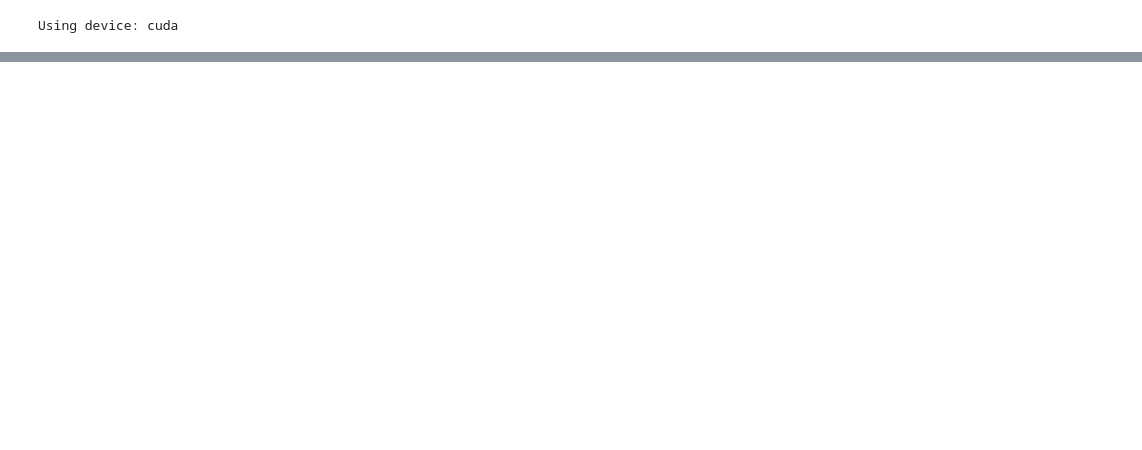
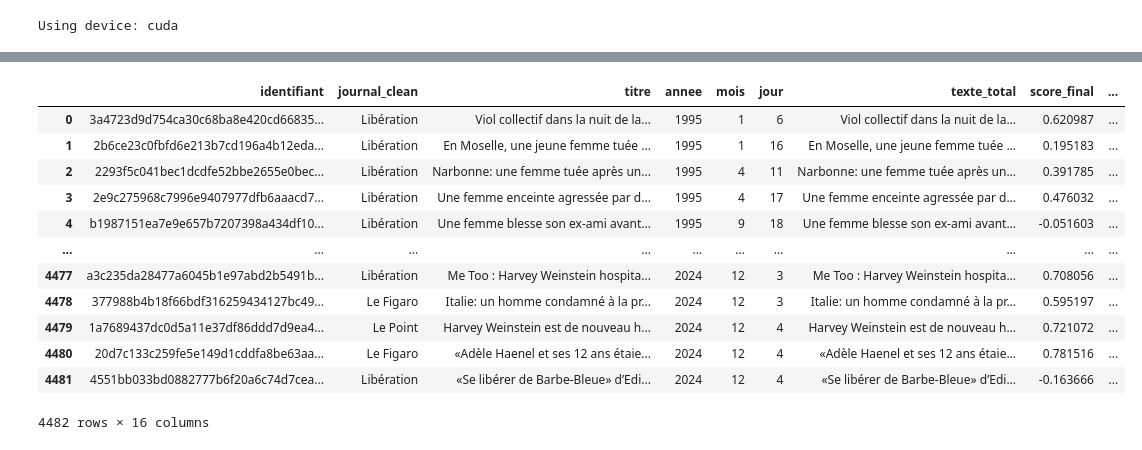
Before and after one commit to apazparedes/PSSD, a Jupyter notebook: Data/training_score.ipynb, the cells around one changed output, grey strips where cells are left out. Drawn from its saved outputs; the diff is of its cells as text; code cells hidden in the pictures; blank space fills up the shorter version.

```diff
--- a/Data/training_score.ipynb
+++ b/Data/training_score.ipynb
@@ -216,0 +236,43 @@ df_merged
+# %%
+original_idx = df_to_predict["index"]
+
+# Injecter score uniquement si manquant
+for i, idx in tqdm(enumerate(original_idx)):
+    if pd.isna(df_merged.loc[idx, "score"]):
+        df_merged.loc[idx, "score_pred"] = pred_scores[i]
+
+# Injecter les variables uniquement si manquantes
+for i, col in tqdm(enumerate(label_cols)):
+    for j, idx in tqdm(enumerate(original_idx)):
+        if pd.isna(df_merged.loc[idx, col]):
+            df_merged.loc[idx, col + "_pred"] = pred_labels[j][i]
+# %%
+df_merged["score_final"] = df_merged["score"].fillna(df_merged["score_pred"])
+for col in label_cols:
+    df_merged[col + "_final"] = df_merged[col].fillna(df_merged[col + "_pred"])
+# %%
+final_cols = [
+    "identifiant", "journal_clean", "titre", "annee", "mois", "jour", "texte_total",
+    "score_final"
+] + [col + "_final" for col in label_cols]
+
+# Création du DataFrame réduit
+df_final = df_merged[final_cols].copy()
+# %%
+# 1. Calcul de la moyenne des 7 variables *_final pour chaque article
+df_final["mean_variables"] = df_final[[col + "_final" for col in label_cols]].mean(axis=1)
+
+# 2. Comparer avec le score final
+import matplotlib.pyplot as plt
+import seaborn as sns
+
+plt.figure(figsize=(6, 6))
+sns.scatterplot(data=df_final, x="mean_variables", y="score_final", alpha=0.6)
+plt.plot([-1, 1], [-1, 1], 'r--')  # ligne diagonale parfaite
+plt.xlabel("Moyenne des 7 variables finales")
+plt.ylabel("Score final")
+plt.title("Score vs Moyenne des variables finales")
+plt.grid(True)
+plt.savefig("score_vs_moyenne_variables.png", dpi=300, bbox_inches="tight")
+
+plt.show()
@@ -216,0 +281,16 @@ df_merged
+# %%
+df_final
+# %% [output]
+|  | identifiant | journal_clean | titre | annee | mois | jour | texte_total | score_final | ... |
+| 0 | 3a4723d9d754ca30c68ba8e420cd66835... | Libération | Viol collectif dans la nuit de la... | 1995 | 1 | 6 | Viol collectif dans la nuit de la... | 0.620987 | ... |
+| 1 | 2b6ce23c0fbfd6e213b7cd196a4b12eda... | Libération | En Moselle, une jeune femme tuée ... | 1995 | 1 | 16 | En Moselle, une jeune femme tuée ... | 0.195183 | ... |
+| 2 | 2293f5c041bec1dcdfe52bbe2655e0bec... | Libération | Narbonne: une femme tuée après un... | 1995 | 4 | 11 | Narbonne: une femme tuée après un... | 0.391785 | ... |
+| 3 | 2e9c275968c7996e9407977dfb6aaacd7... | Libération | Une femme enceinte agressée par d... | 1995 | 4 | 17 | Une femme enceinte agressée par d... | 0.476032 | ... |
+| 4 | b1987151ea7e9e657b7207398a434df10... | Libération | Une femme blesse son ex-ami avant... | 1995 | 9 | 18 | Une femme blesse son ex-ami avant... | -0.051603 | ... |
+| ... | ... | ... | ... | ... | ... | ... | ... | ... | ... |
+| 4477 | a3c235da28477a6045b1e97abd2b5491b... | Libération | Me Too : Harvey Weinstein hospita... | 2024 | 12 | 3 | Me Too : Harvey Weinstein hospita... | 0.708056 | ... |
+| 4478 | 377988b4b18f66bdf316259434127bc49... | Le Figaro | Italie: un homme condamné à la pr... | 2024 | 12 | 3 | Italie: un homme condamné à la pr... | 0.595197 | ... |
+| 4479 | 1a7689437dc0d5a11e37df86ddd7d9ea4... | Le Point | Harvey Weinstein est de nouveau h... | 2024 | 12 | 4 | Harvey Weinstein est de nouveau h... | 0.721072 | ... |
+| 4480 | 20d7c133c259fe5e149d1cddfa8be63aa... | Le Figaro | «Adèle Haenel et ses 12 ans étaie... | 2024 | 12 | 4 | «Adèle Haenel et ses 12 ans étaie... | 0.781516 | ... |
+| 4481 | 4551bb033bd0882777b6f20a6c74d7cea... | Libération | «Se libérer de Barbe-Bleue» d’Edi... | 2024 | 12 | 4 | «Se libérer de Barbe-Bleue» d’Edi... | -0.163666 | ... |
+4482 rows × 16 columns
```
Also changed, not shown: parts of 22 cells of this notebook, 4 other files.
